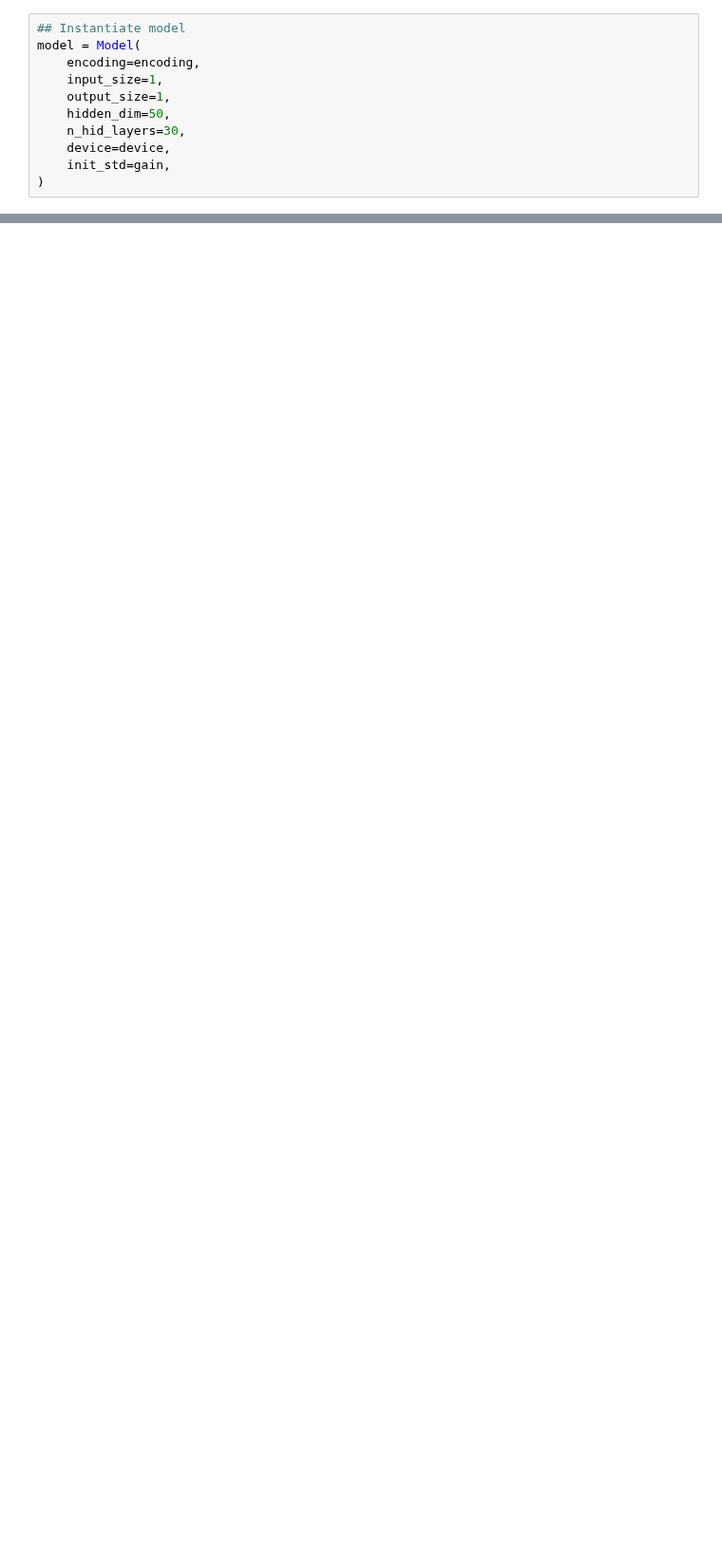
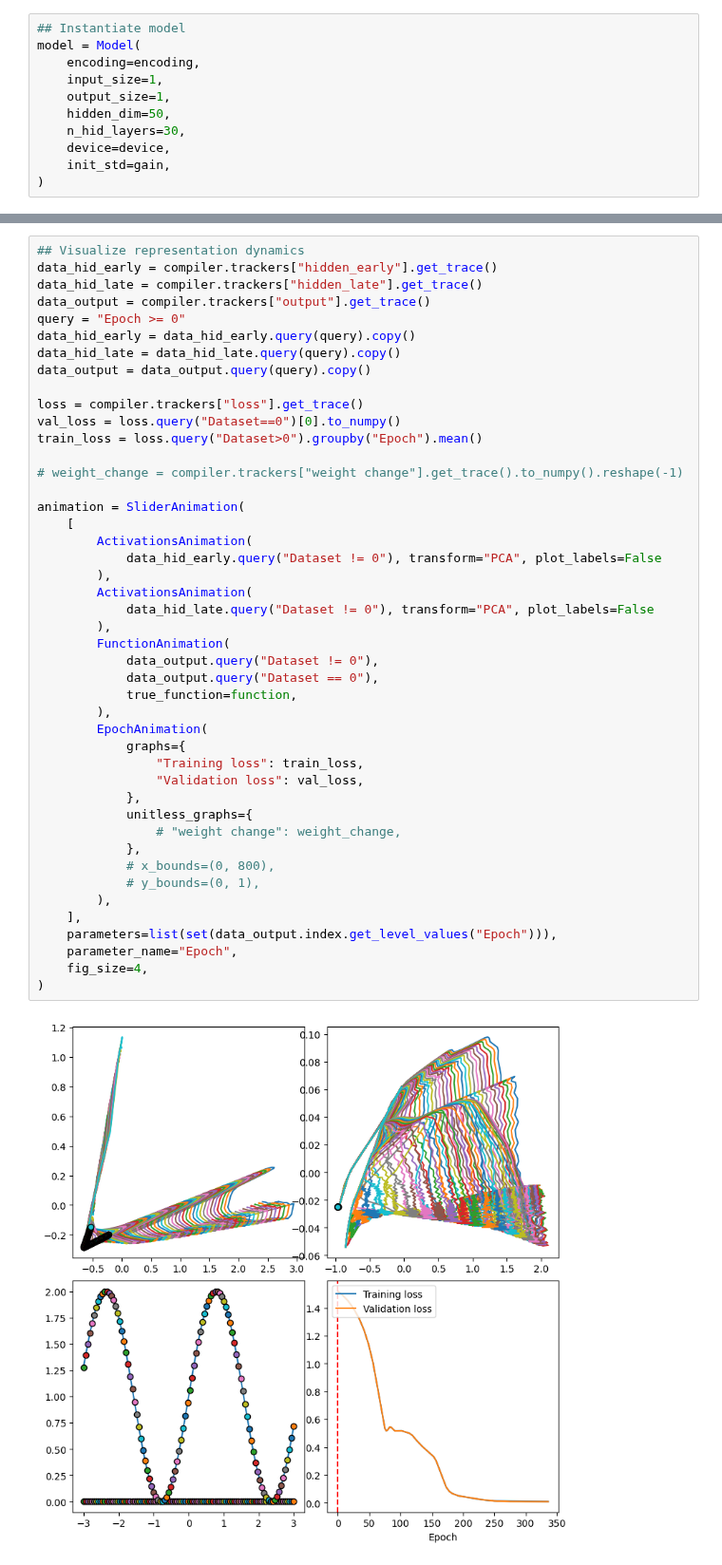
Before and after one commit to loekvanrossem/rnn_structure, a Jupyter notebook: DNN/main.ipynb, the cells around one changed output, grey strips where cells are left out. Shown at 95% size. Cells and saved outputs as stored; diff of their text form; blank space fills up the shorter version.

```diff
--- a/DNN/main.ipynb
+++ b/DNN/main.ipynb
@@ -98 +102,48 @@ compiler.training_run(
 )
+# %%
+## Visualize representation dynamics
+data_hid_early = compiler.trackers["hidden_early"].get_trace()
+data_hid_late = compiler.trackers["hidden_late"].get_trace()
+data_output = compiler.trackers["output"].get_trace()
+query = "Epoch >= 0"
+data_hid_early = data_hid_early.query(query).copy()
+data_hid_late = data_hid_late.query(query).copy()
+data_output = data_output.query(query).copy()
+
+loss = compiler.trackers["loss"].get_trace()
+val_loss = loss.query("Dataset==0")[0].to_numpy()
+train_loss = loss.query("Dataset>0").groupby("Epoch").mean()
+
+# weight_change = compiler.trackers["weight change"].get_trace().to_numpy().reshape(-1)
+
+animation = SliderAnimation(
+    [
+        ActivationsAnimation(
+            data_hid_early.query("Dataset != 0"), transform="PCA", plot_labels=False
+        ),
+        ActivationsAnimation(
+            data_hid_late.query("Dataset != 0"), transform="PCA", plot_labels=False
+        ),
+        FunctionAnimation(
+            data_output.query("Dataset != 0"),
+            data_output.query("Dataset == 0"),
+            true_function=function,
+        ),
+        EpochAnimation(
+            graphs={
+                "Training loss": train_loss,
+                "Validation loss": val_loss,
+            },
+            unitless_graphs={
+                # "weight change": weight_change,
+            },
+            # x_bounds=(0, 800),
+            # y_bounds=(0, 1),
+        ),
+    ],
+    parameters=list(set(data_output.index.get_level_values("Epoch"))),
+    parameter_name="Epoch",
+    fig_size=4,
+)
+# %% [output]
+[figure, added]
```
Also changed, not shown: parts of 8 cells of this notebook, 21 other files.
